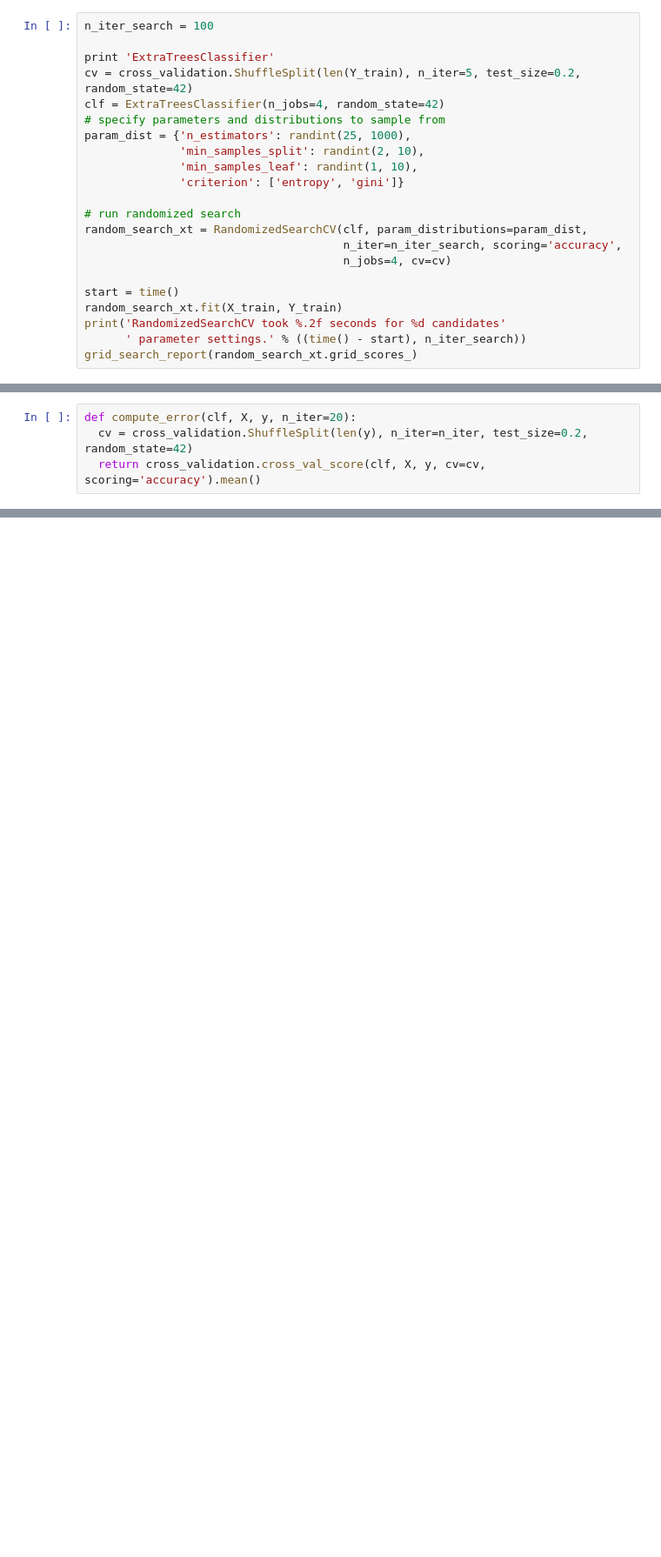
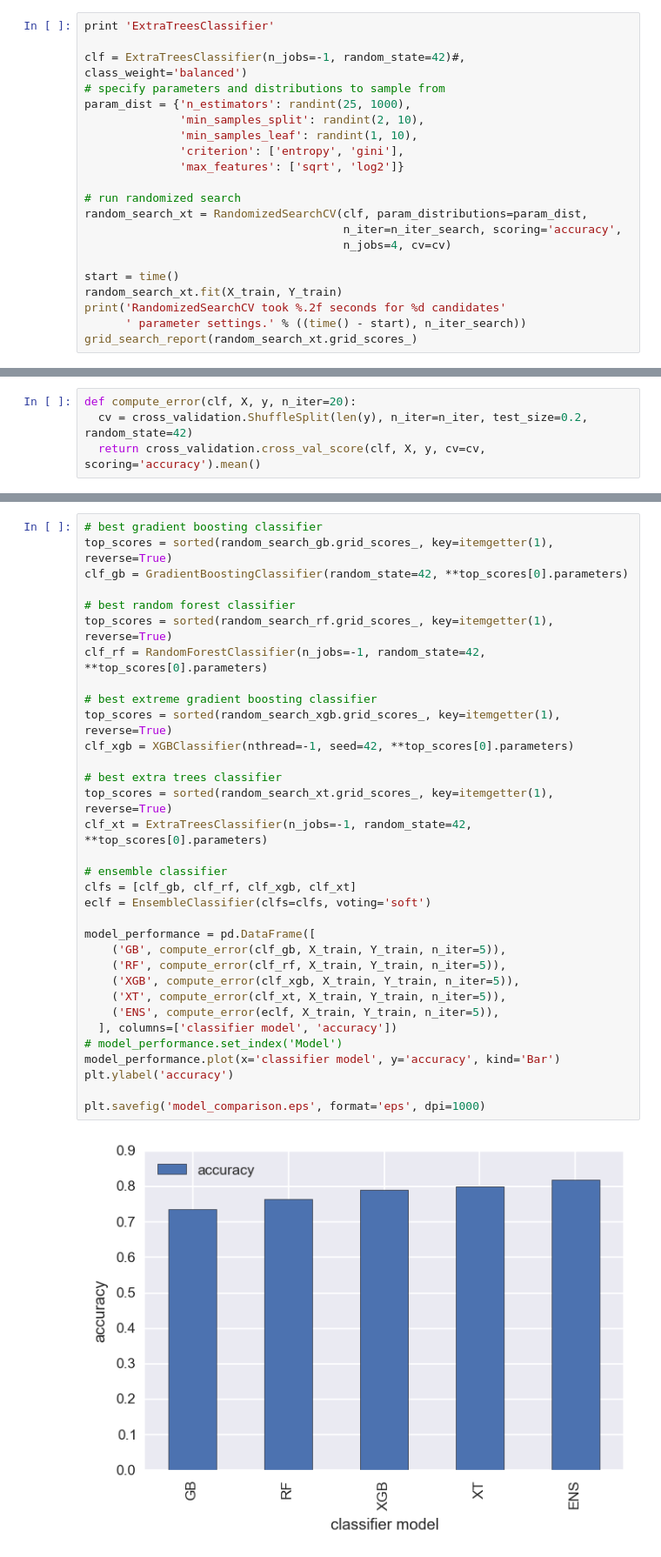
Before and after one commit to ianlcassidy/activity-identification, a Jupyter notebook: activity_identification_ML.ipynb, the cells around one changed output, grey strips where cells are left out. Shown at 87% size. Drawn from its saved outputs; the diff is of its cells as text; blank space fills up the shorter version.

```diff
--- a/activity_identification_ML.ipynb
+++ b/activity_identification_ML.ipynb
@@ -56,14 +182,13 @@ def grid_search_report(grid_scores, n_top=3):
 # %%
-n_iter_search = 100
+print 'ExtraTreesClassifier'
 
-print 'ExtraTreesClassifier'
-cv = cross_validation.ShuffleSplit(len(Y_train), n_iter=5, test_size=0.2, random_state=42)
-clf = ExtraTreesClassifier(n_jobs=4, random_state=42)
+clf = ExtraTreesClassifier(n_jobs=-1, random_state=42)#, class_weight='balanced')
 # specify parameters and distributions to sample from
 param_dist = {'n_estimators': randint(25, 1000),
               'min_samples_split': randint(2, 10),
               'min_samples_leaf': randint(1, 10),
-              'criterion': ['entropy', 'gini']}
+              'criterion': ['entropy', 'gini'],
+              'max_features': ['sqrt', 'log2']}
 
 # run randomized search
 random_search_xt = RandomizedSearchCV(clf, param_distributions=param_dist,
@@ -192,0 +223,35 @@ plt.ylabel('feature importance')
+# %%
+# best gradient boosting classifier
+top_scores = sorted(random_search_gb.grid_scores_, key=itemgetter(1), reverse=True)
+clf_gb = GradientBoostingClassifier(random_state=42, **top_scores[0].parameters)
+
+# best random forest classifier
+top_scores = sorted(random_search_rf.grid_scores_, key=itemgetter(1), reverse=True)
+clf_rf = RandomForestClassifier(n_jobs=-1, random_state=42, **top_scores[0].parameters)
+
+# best extreme gradient boosting classifier
+top_scores = sorted(random_search_xgb.grid_scores_, key=itemgetter(1), reverse=True)
+clf_xgb = XGBClassifier(nthread=-1, seed=42, **top_scores[0].parameters)
+
+# best extra trees classifier
+top_scores = sorted(random_search_xt.grid_scores_, key=itemgetter(1), reverse=True)
+clf_xt = ExtraTreesClassifier(n_jobs=-1, random_state=42, **top_scores[0].parameters)
+
+# ensemble classifier
+clfs = [clf_gb, clf_rf, clf_xgb, clf_xt]
+eclf = EnsembleClassifier(clfs=clfs, voting='soft')
+
+model_performance = pd.DataFrame([
+    ('GB', compute_error(clf_gb, X_train, Y_train, n_iter=5)),
+    ('RF', compute_error(clf_rf, X_train, Y_train, n_iter=5)),
+    ('XGB', compute_error(clf_xgb, X_train, Y_train, n_iter=5)),
+    ('XT', compute_error(clf_xt, X_train, Y_train, n_iter=5)),
+    ('ENS', compute_error(eclf, X_train, Y_train, n_iter=5)),
+  ], columns=['classifier model', 'accuracy'])
+# model_performance.set_index('Model')
+model_performance.plot(x='classifier model', y='accuracy', kind='Bar')
+plt.ylabel('accuracy')
+
+plt.savefig('model_comparison.eps', format='eps', dpi=1000)
+# %% [output]
+[figure, added]
```
Also changed, not shown: parts of 31 cells of this notebook, 2 other files.
